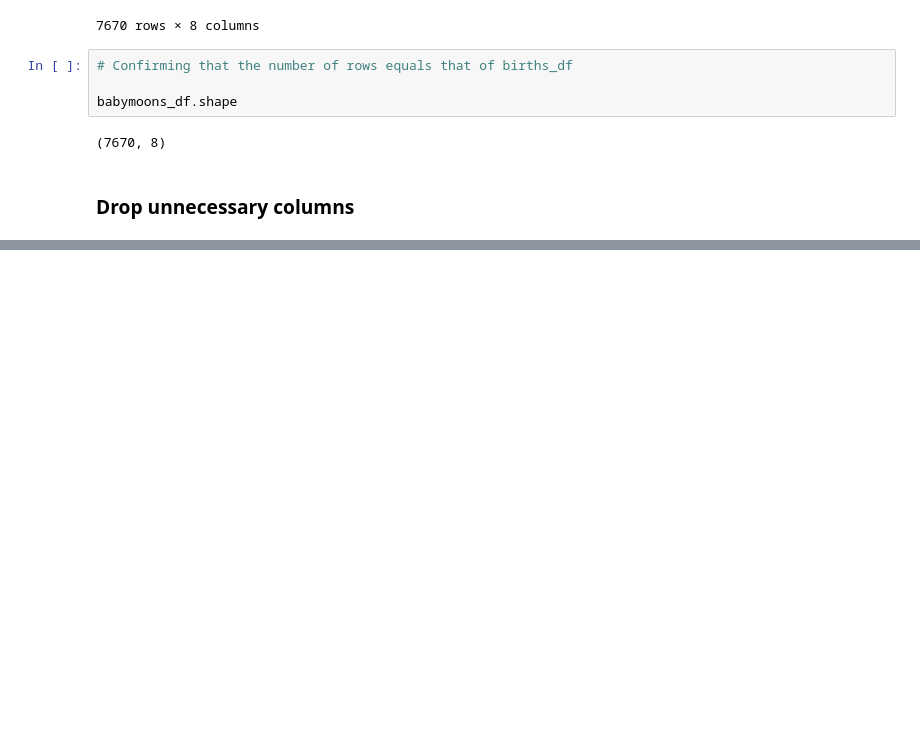
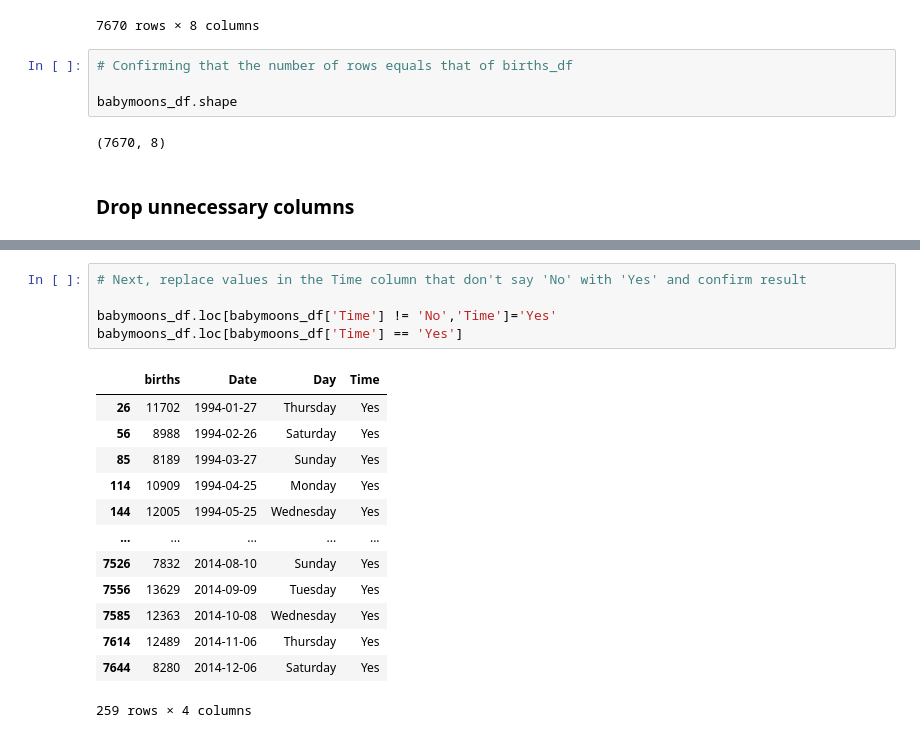
Before and after one commit to alisonkhill/babymoon, a Jupyter notebook: main.ipynb, the cells around one changed output, grey strips where cells are left out. Saved outputs shown, nothing was run; the diff lists cells and outputs as text; blank space fills up the shorter version.

```diff
--- a/main.ipynb
+++ b/main.ipynb
@@ -208,0 +332,19 @@ babymoons_df.drop(['year', 'month', 'date_of_month', 'day_of_week'], axis=1)
+# %%
+# Next, replace values in the Time column that don't say 'No' with 'Yes' and confirm result
+
+babymoons_df.loc[babymoons_df['Time'] != 'No','Time']='Yes'
+babymoons_df.loc[babymoons_df['Time'] == 'Yes']
+# %% [output]
+|  | births | Date | Day | Time |
+| 26 | 11702 | 1994-01-27 | Thursday | Yes |
+| 56 | 8988 | 1994-02-26 | Saturday | Yes |
+| 85 | 8189 | 1994-03-27 | Sunday | Yes |
+| 114 | 10909 | 1994-04-25 | Monday | Yes |
+| 144 | 12005 | 1994-05-25 | Wednesday | Yes |
+| ... | ... | ... | ... | ... |
+| 7526 | 7832 | 2014-08-10 | Sunday | Yes |
+| 7556 | 13629 | 2014-09-09 | Tuesday | Yes |
+| 7585 | 12363 | 2014-10-08 | Wednesday | Yes |
+| 7614 | 12489 | 2014-11-06 | Thursday | Yes |
+| 7644 | 8280 | 2014-12-06 | Saturday | Yes |
+259 rows × 4 columns
```
Also changed, not shown: parts of 27 cells of this notebook.
